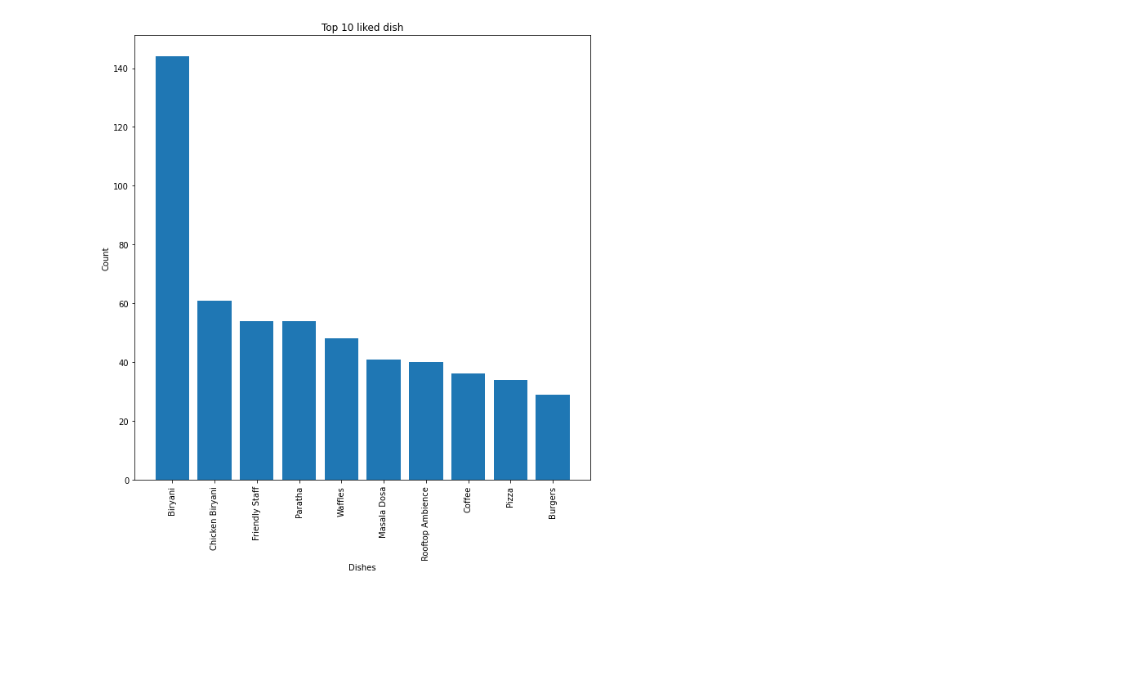
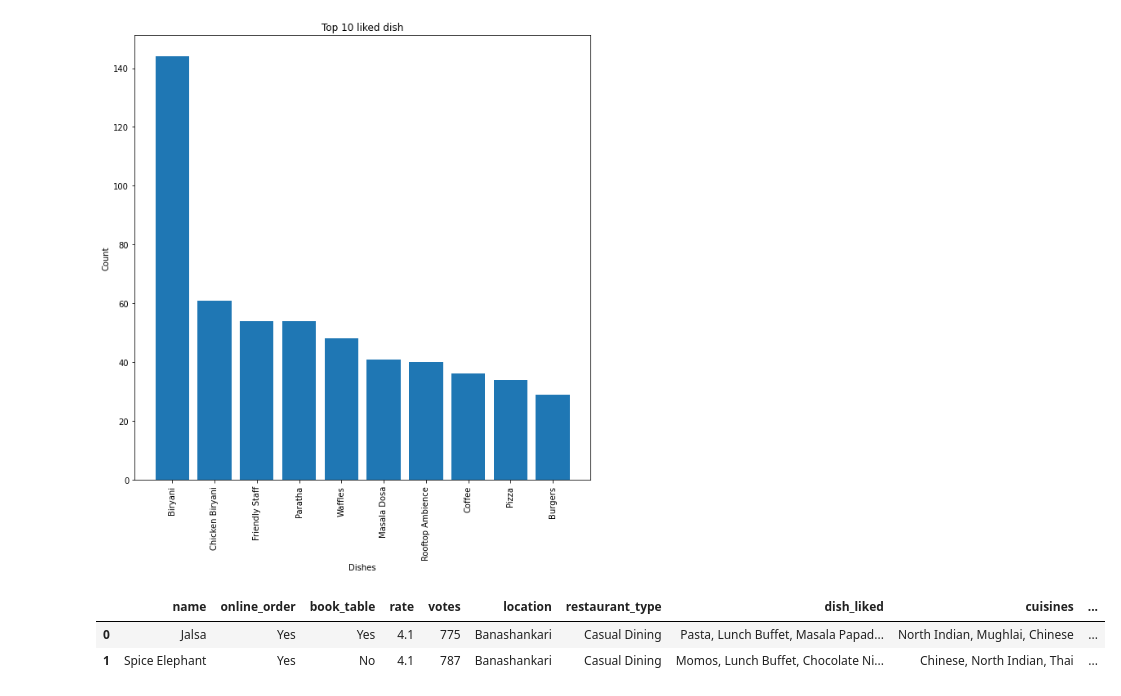
Before and after one commit to samrat-mitra-48/zomato-analysis, a Jupyter notebook: zomato.ipynb, the cells around one changed output. Cells and saved outputs as stored; diff of their text form; code cells hidden in the pictures; blank space fills up the shorter version.

```diff
--- a/zomato.ipynb
+++ b/zomato.ipynb
@@ -814,3 +825,9 @@ plt.xticks(rotation=90)
   Text(0, 0, ''),
   Text(0, 0, '')])
 [figure]
+# %%
+updated_df.head(2)
+# %% [output]
+|  | name | online_order | book_table | rate | votes | location | restaurant_type | dish_liked | cuisines | ... |
+| 0 | Jalsa | Yes | Yes | 4.1 | 775 | Banashankari | Casual Dining | Pasta, Lunch Buffet, Masala Papad... | North Indian, Mughlai, Chinese | ... |
+| 1 | Spice Elephant | Yes | No | 4.1 | 787 | Banashankari | Casual Dining | Momos, Lunch Buffet, Chocolate Ni... | Chinese, North Indian, Thai | ... |
```
Also changed, not shown: parts of 14 cells of this notebook.
